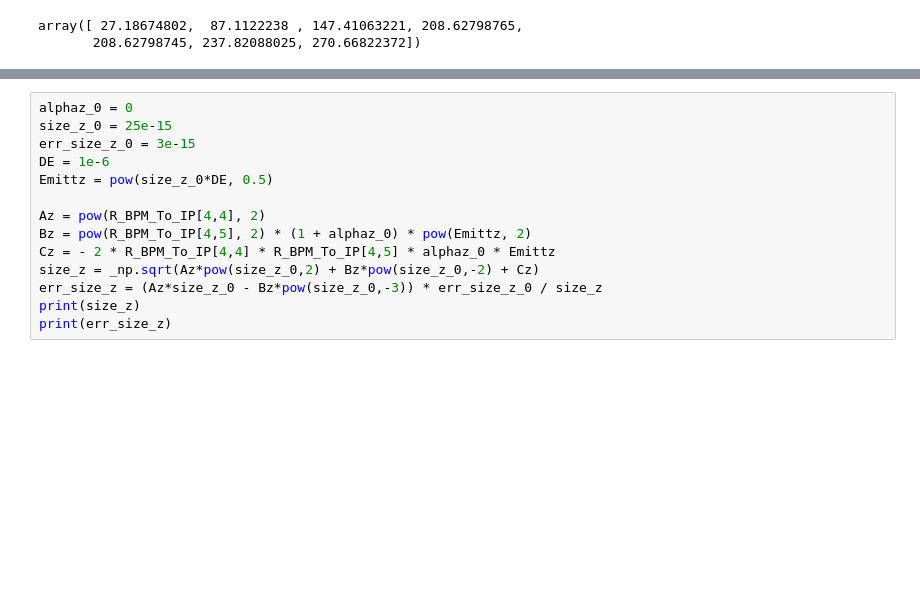
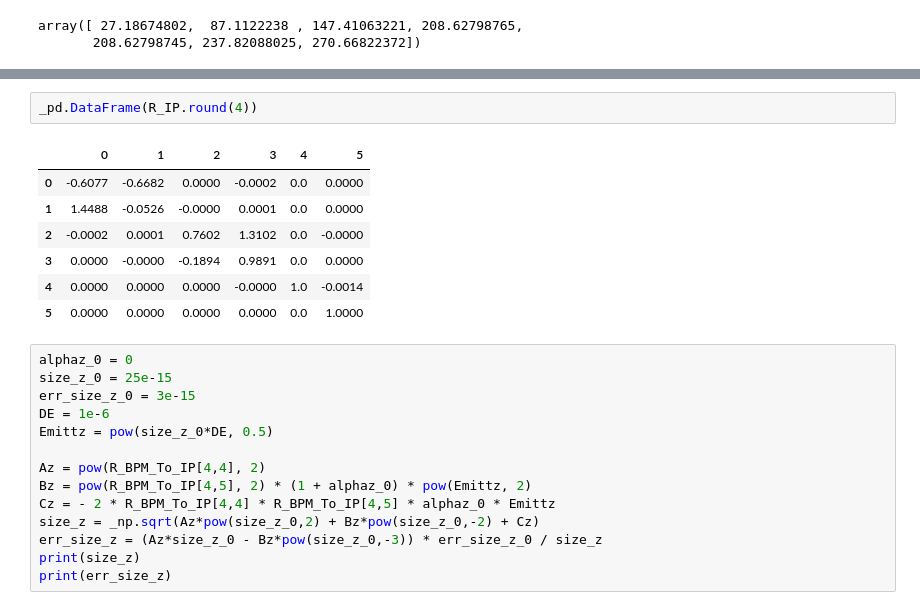
Before and after one commit to MarinDeniaud/luxe-backgrounds, a Jupyter notebook: 06_analysis/jupyter_notebooks/BPM_ELBEX.ipynb, the cells around one changed output, grey strips where cells are left out. Saved outputs shown, nothing was run; the diff lists cells and outputs as text; blank space fills up the shorter version.

```diff
--- a/06_analysis/jupyter_notebooks/BPM_ELBEX.ipynb
+++ b/06_analysis/jupyter_notebooks/BPM_ELBEX.ipynb
@@ -329,4 +336,14 @@ _pd.DataFrame(R_BPM_To_IP.round(4))
 | 5 | 0.0000 | 0.0000 | 0.0000 | 0.0000 | 0.0 | 1.0000 |
+# %%
+_pd.DataFrame(R_IP.round(4))
+# %% [output]
+|  | 0 | 1 | 2 | 3 | 4 | 5 |
+| 0 | -0.6077 | -0.6682 | 0.0000 | -0.0002 | 0.0 | 0.0000 |
+| 1 | 1.4488 | -0.0526 | -0.0000 | 0.0001 | 0.0 | 0.0000 |
+| 2 | -0.0002 | 0.0001 | 0.7602 | 1.3102 | 0.0 | -0.0000 |
+| 3 | 0.0000 | -0.0000 | -0.1894 | 0.9891 | 0.0 | 0.0000 |
+| 4 | 0.0000 | 0.0000 | 0.0000 | -0.0000 | 1.0 | -0.0014 |
+| 5 | 0.0000 | 0.0000 | 0.0000 | 0.0000 | 0.0 | 1.0000 |
 # %%
 alphaz_0 = 0
 size_z_0 = 25e-15
```
Also changed, not shown: parts of 5 cells of this notebook, 1 other file.
